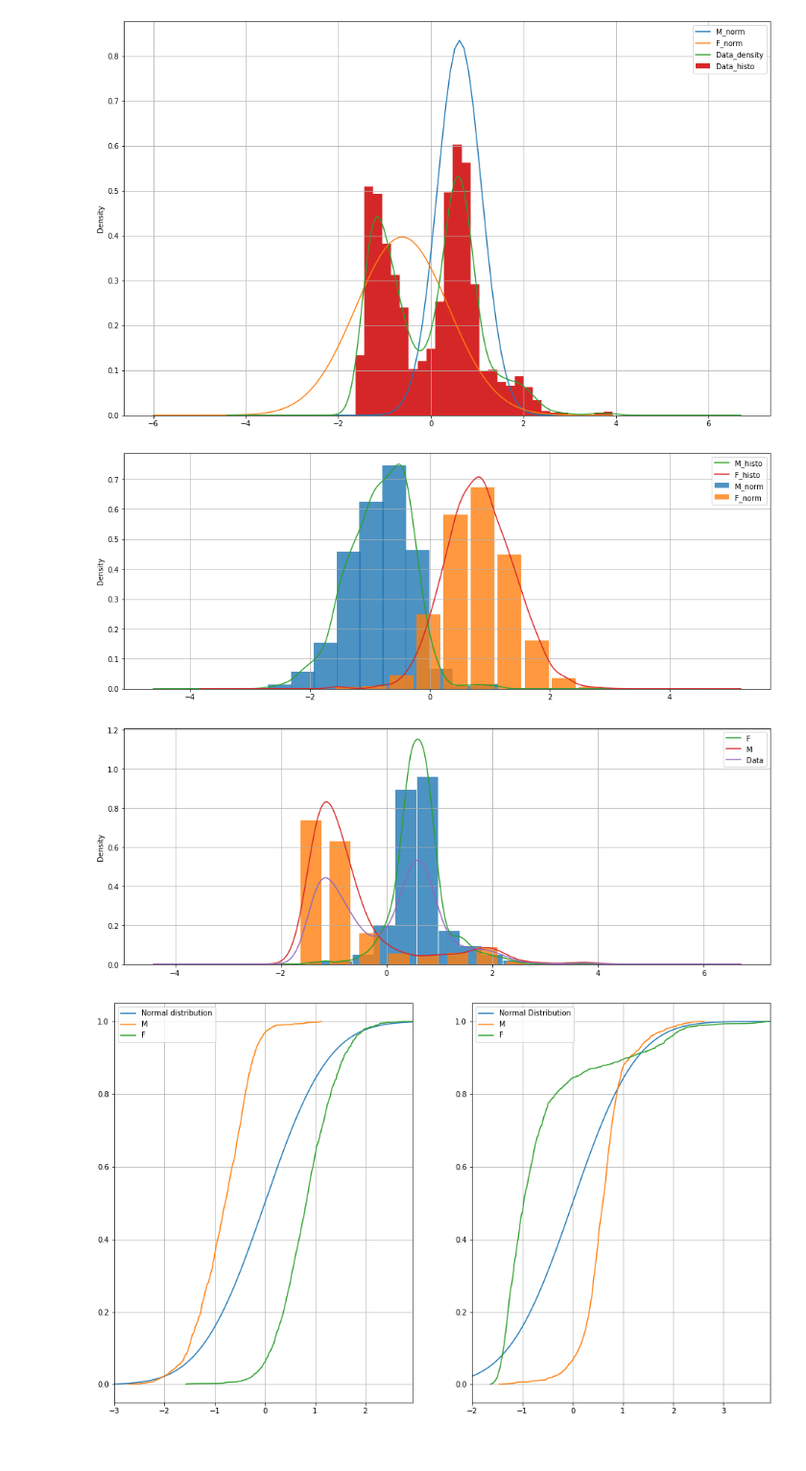
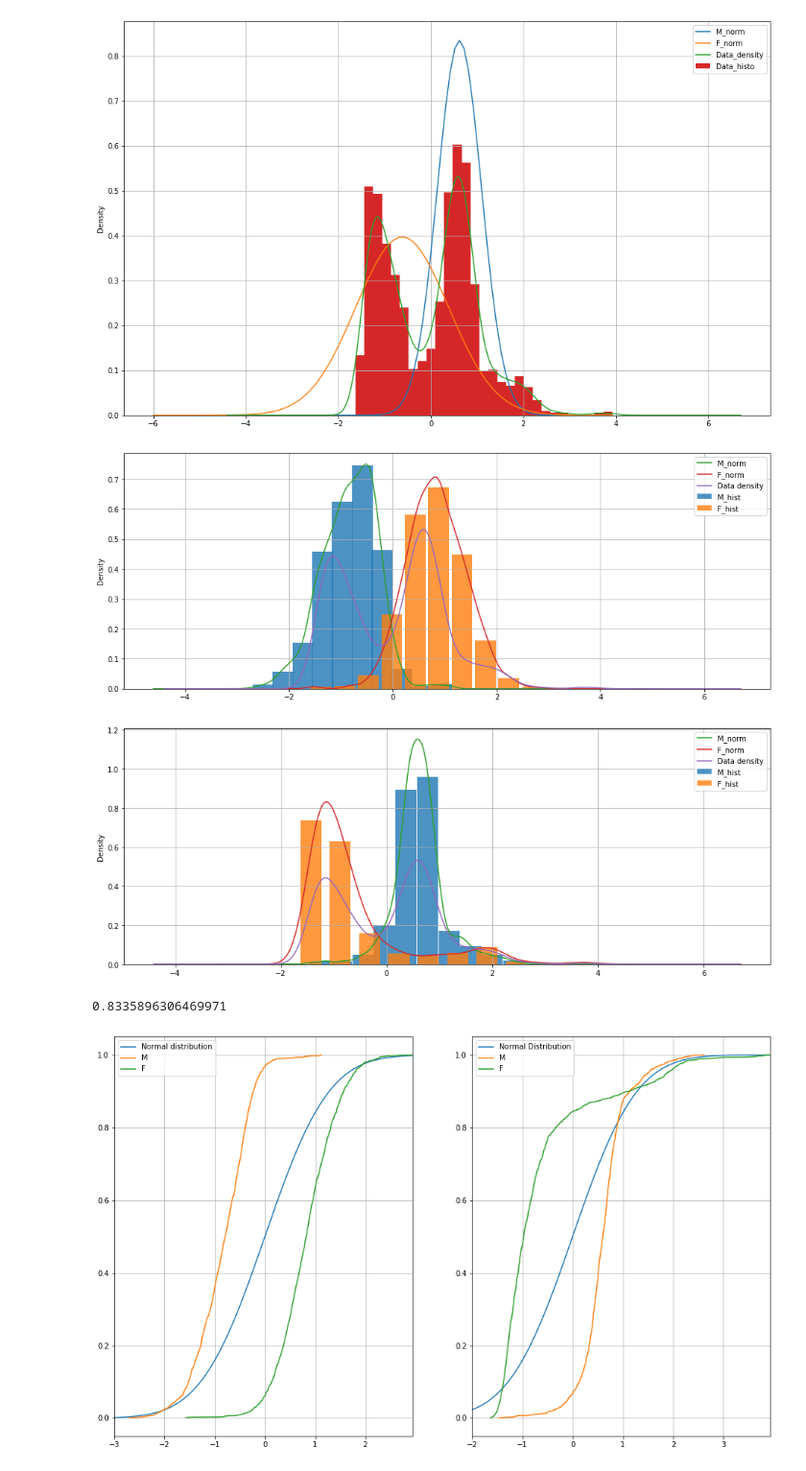
Before and after one commit to Firaze/FAD_project, a Jupyter notebook: GV_desc.ipynb, the cells around one changed output. Shown at 96% size. Cells and saved outputs as stored; diff of their text form; code cells hidden in the pictures.

```diff
--- a/GV_desc.ipynb
+++ b/GV_desc.ipynb
@@ -220,20 +210,23 @@ plt.show()
 # %%
 dataz.groupby('label')['meanfun'].plot.hist(width=0.4, alpha=0.8, density=True, figsize=(16,6))
 dataz.groupby('label')['meanfun'].plot.density()
-plt.legend(['M_histo','F_histo','M_norm','F_norm'])
+dataz["IQR"].plot.density()
+plt.legend(['M_norm','F_norm','Data density','M_hist',"F_hist"])
 plt.grid()
 plt.show()
 # %% [output]
-[figure, old version]
+[figure, new version]
 # %%
 dataz.groupby('label')['IQR'].plot.hist(width=0.4, alpha=0.8, density=True, figsize=(16,6))
 dataz.groupby('label')['IQR'].plot.density()
 dataz["IQR"].plot.density()
-plt.legend(['F','M',"Data"])
+plt.legend(['M_norm','F_norm','Data density','M_hist',"F_hist"])
 plt.grid()
 plt.show()
+mum
 # %% [output]
-[figure, old version]
+[figure, new version]
+0.8335896306469971
 # %%
 x=np.linspace(-3,dataz['meanfun'].max(),1000)
 plt.figure(figsize=(16,10))
```
Also changed, not shown: parts of 8 cells of this notebook, 5 other files.
